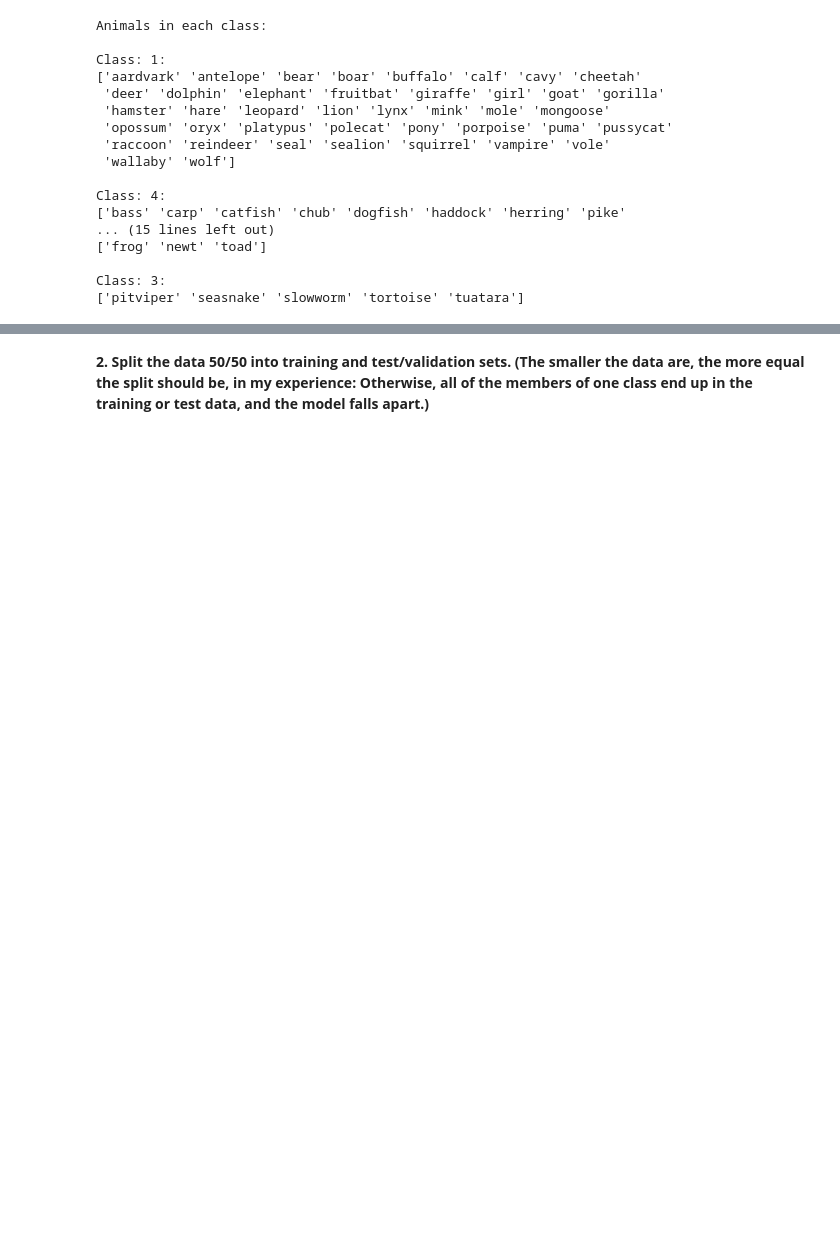
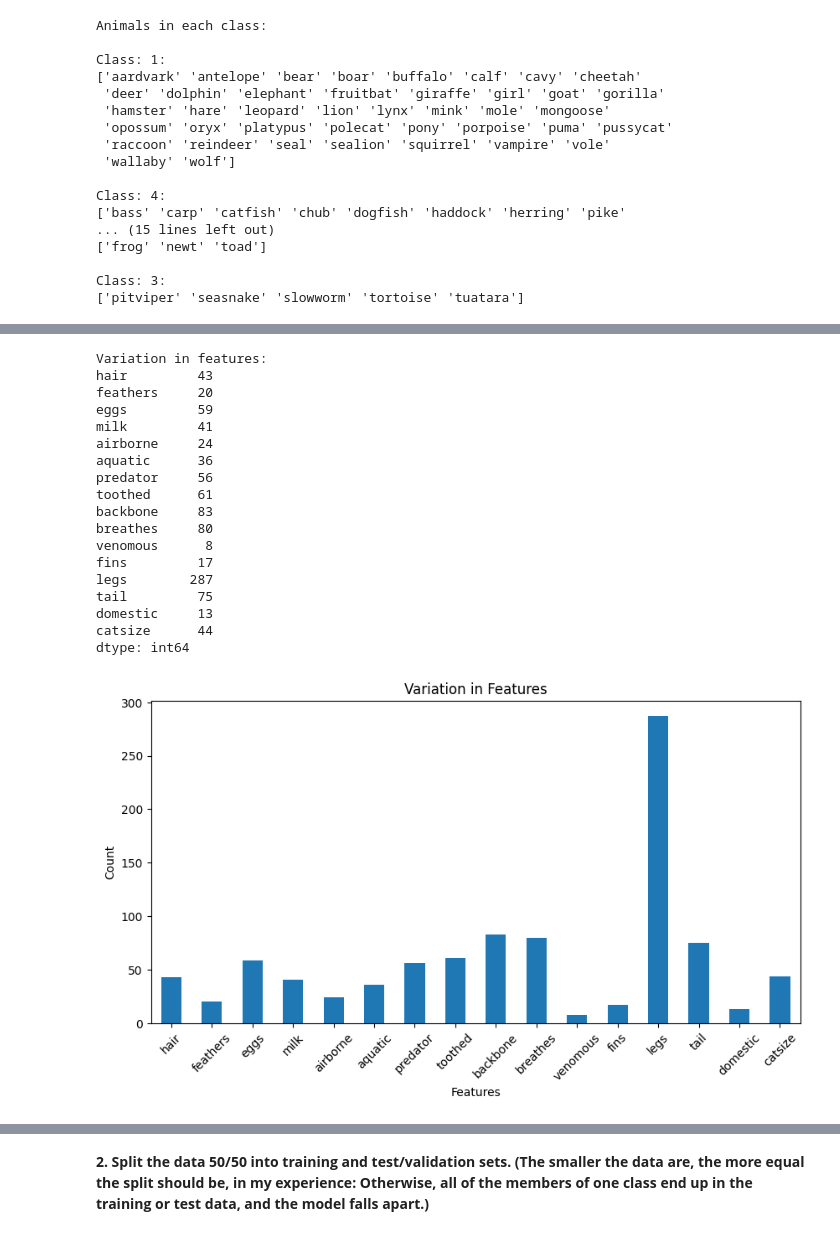
Before and after one commit to kweuj7fh/DS3001-K-Nearest_Neighbor, a Jupyter notebook: Assignment: K-nearest Neighbor.ipynb, the cells around one changed output, grey strips where cells are left out. Saved outputs shown, nothing was run; the diff lists cells and outputs as text; code cells hidden in the pictures; blank space fills up the shorter version.

```diff
--- a/Assignment: K-nearest Neighbor.ipynb
+++ b/Assignment: K-nearest Neighbor.ipynb
@@ -287,0 +314,32 @@ Class: 3:
+# %%
+binary_features = animals.drop(columns=['animal', 'class']).sum()
+print("\nVariation in features:")
+print(binary_features)
+
+plt.figure(figsize=(10, 5))
+binary_features.plot(kind = 'bar')
+plt.title('Variation in Features')
+plt.ylabel('Count')
+plt.xlabel('Features')
+plt.xticks(rotation=45)
+plt.show()
+# %% [output]
+Variation in features:
+hair         43
+feathers     20
+eggs         59
+milk         41
+airborne     24
+aquatic      36
+predator     56
+toothed      61
+backbone     83
+breathes     80
+venomous      8
+fins         17
+legs        287
+tail         75
+domestic     13
+catsize      44
+dtype: int64
+[figure, added]
```
Also changed, not shown: parts of 3 cells of this notebook.
